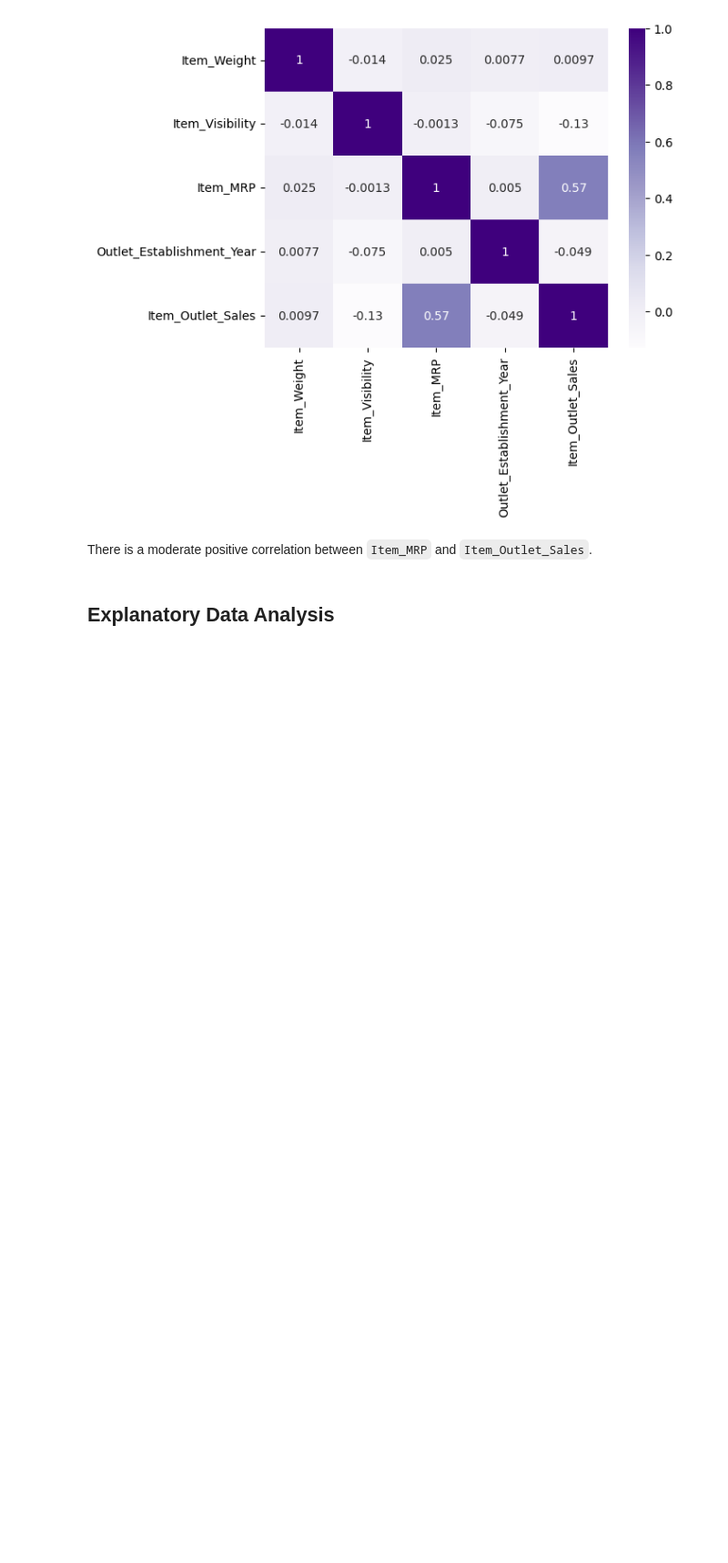
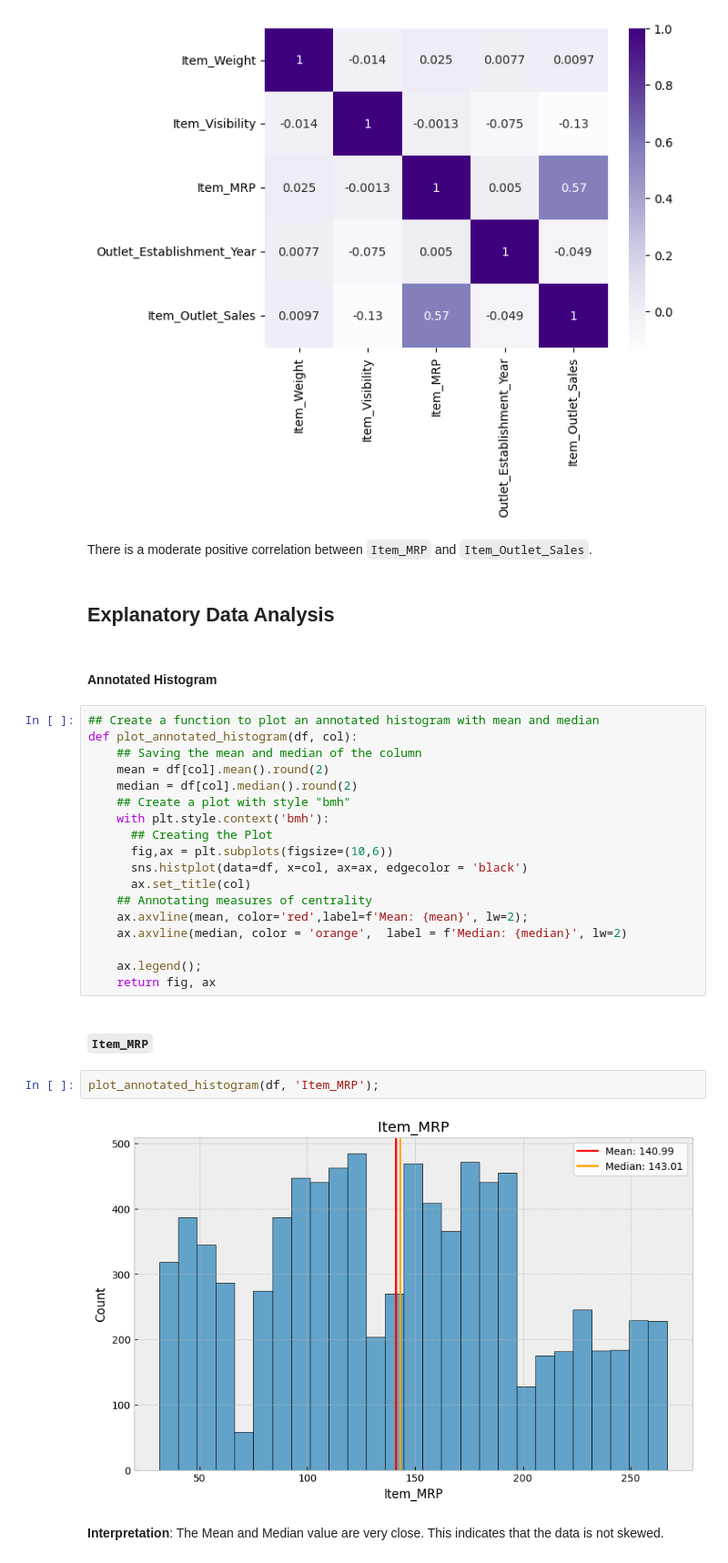
Before and after one commit to ericakitano/Prediction-of-Product-Sales, a Jupyter notebook: Prediction_of_Product_Sales.ipynb, the cells around one changed output. Shown at 91% size. Cells and saved outputs as stored; diff of their text form; blank space fills up the shorter version.

```diff
--- a/Prediction_of_Product_Sales.ipynb
+++ b/Prediction_of_Product_Sales.ipynb
@@ -561,3 +589,31 @@ sns.heatmap(corr, cmap = 'Purples', annot = True);
 There is a moderate positive correlation between `Item_MRP` and `Item_Outlet_Sales`.
 # %% [markdown]
 ## **Explanatory Data Analysis**
+# %% [markdown]
+#### **Annotated Histogram**
+# %%
+## Create a function to plot an annotated histogram with mean and median
+def plot_annotated_histogram(df, col):
+    ## Saving the mean and median of the column
+    mean = df[col].mean().round(2)
+    median = df[col].median().round(2)
+    ## Create a plot with style "bmh"
+    with plt.style.context('bmh'):
+      ## Creating the Plot
+      fig,ax = plt.subplots(figsize=(10,6))
+      sns.histplot(data=df, x=col, ax=ax, edgecolor = 'black')
+      ax.set_title(col)
+    ## Annotating measures of centrality
+    ax.axvline(mean, color='red',label=f'Mean: {mean}', lw=2);
+    ax.axvline(median, color = 'orange',  label = f'Median: {median}', lw=2)
+
+    ax.legend();
+    return fig, ax
+# %% [markdown]
+##### **`Item_MRP`**
+# %%
+plot_annotated_histogram(df, 'Item_MRP');
+# %% [output]
+[figure, added]
+# %% [markdown]
+**Interpretation**: The Mean and Median value are very close. This indicates that the data is not skewed.
```
Also changed, not shown: parts of 76 cells of this notebook.
